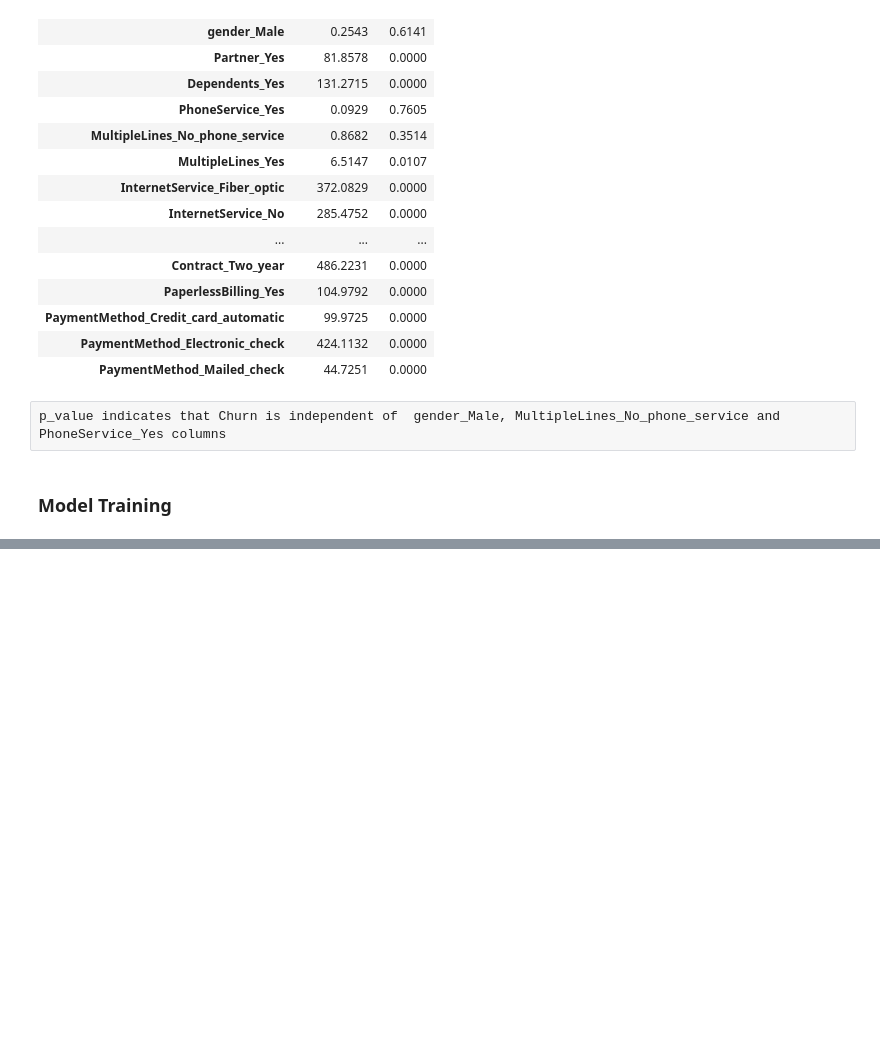
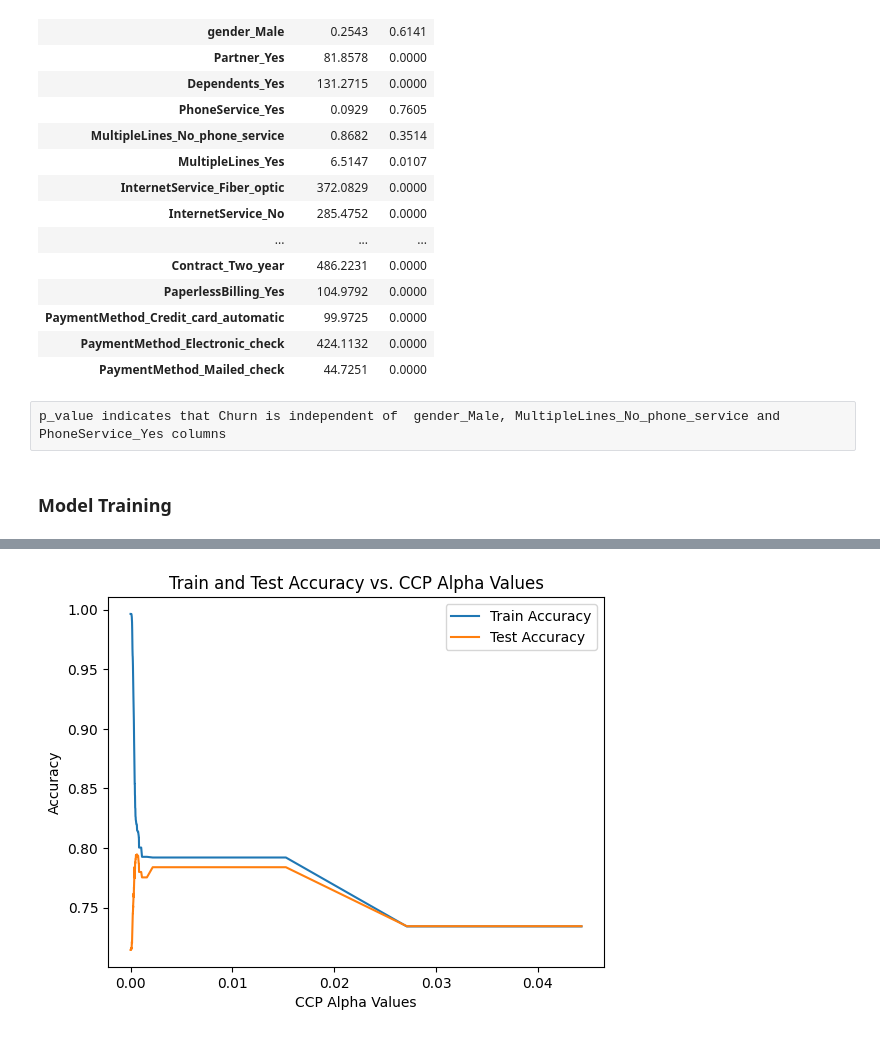
Before and after one commit to hajaress/Churn_Detection, a Jupyter notebook: churn_prediction.ipynb, the cells around one changed output, grey strips where cells are left out. Saved outputs shown, nothing was run; the diff lists cells and outputs as text; code cells hidden in the pictures; blank space fills up the shorter version.

```diff
--- a/churn_prediction.ipynb
+++ b/churn_prediction.ipynb
@@ -551,0 +765,12 @@ p_value indicates that Churn is independent of  gender_Male, MultipleLines_No_ph
+# %%
+plt.plot(ccp_alpha_values, train_acc_list, label='Train Accuracy')
+plt.plot(ccp_alpha_values, test_acc_list, label='Test Accuracy')
+
+plt.xlabel('CCP Alpha Values')
+plt.ylabel('Accuracy')
+plt.title('Train and Test Accuracy vs. CCP Alpha Values')
+plt.legend()
+
+plt.show()
+# %% [output]
+[figure, added]
```
Also changed, not shown: parts of 59 cells of this notebook.
